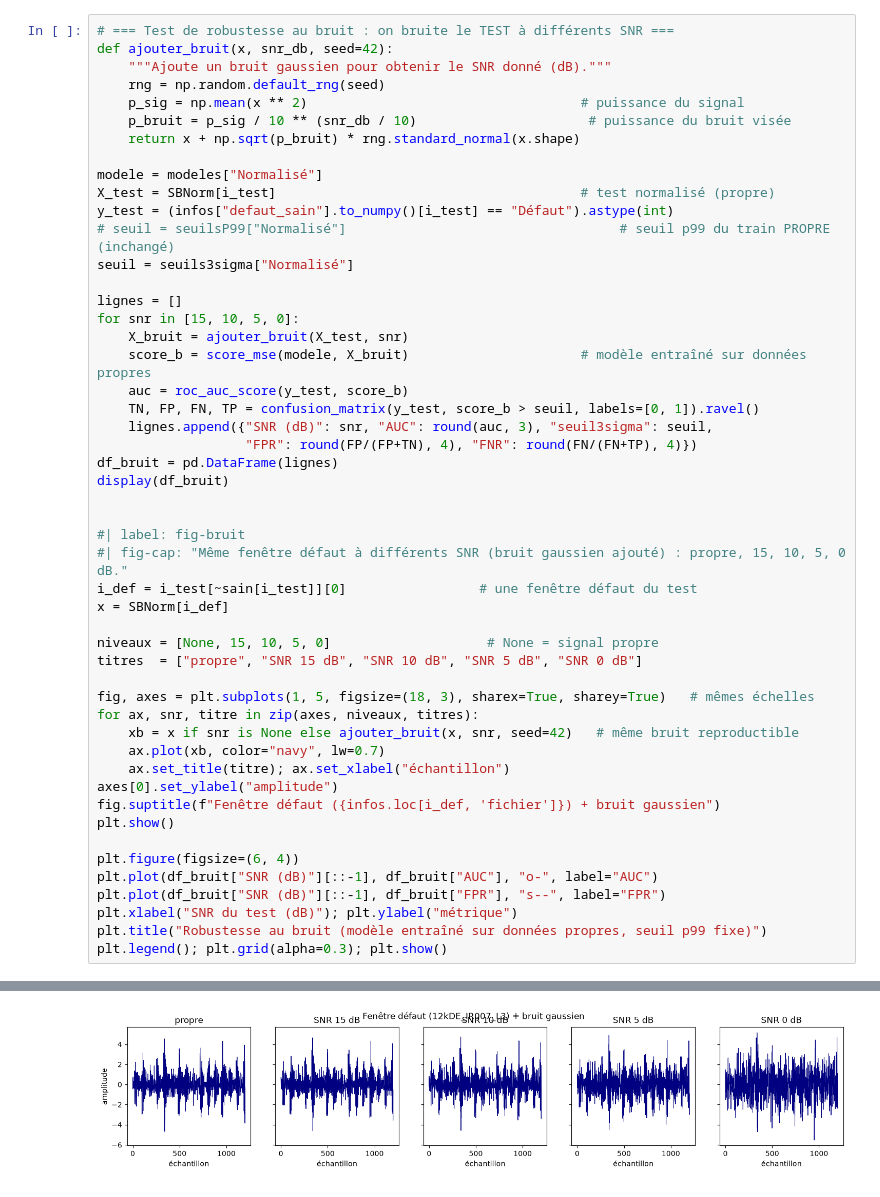
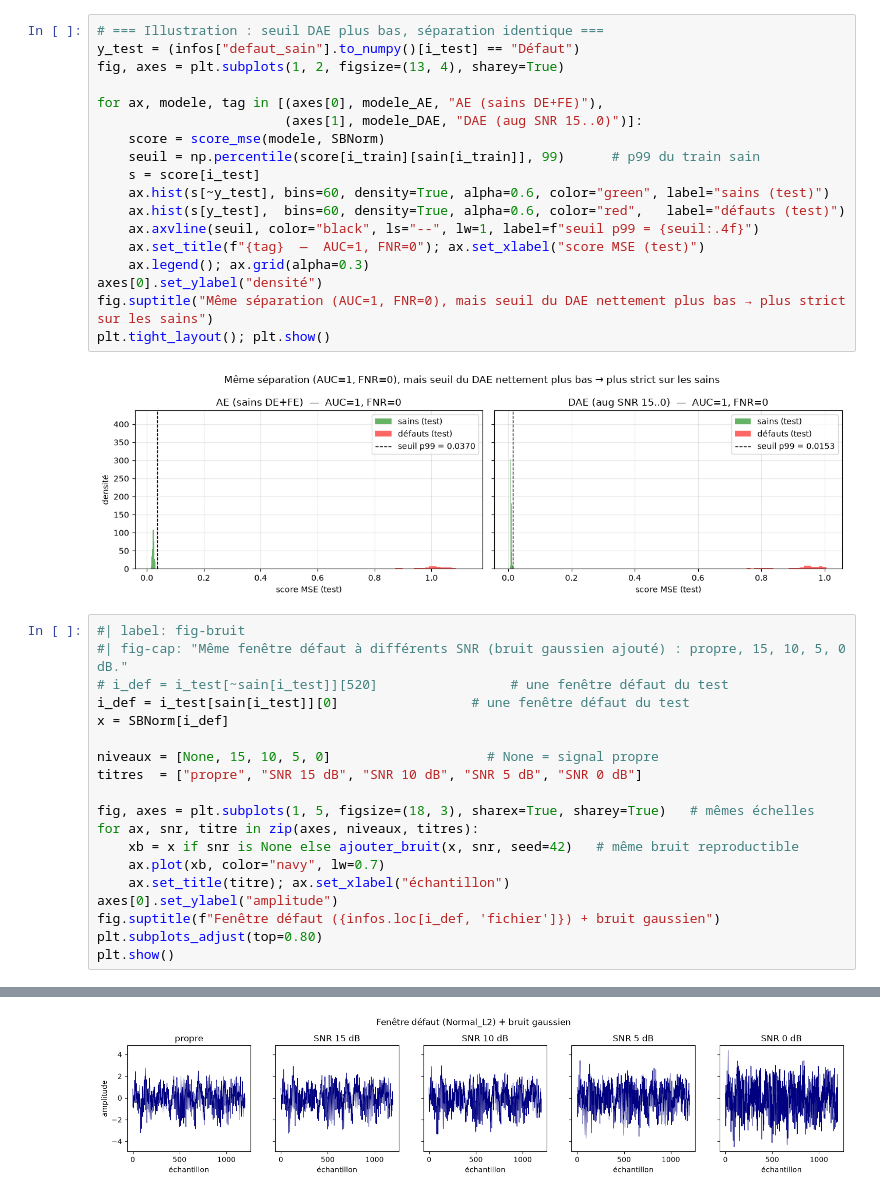
Before and after one commit to Robin3992/BDS_Fault_Detection, a Jupyter notebook: Codes/Robin/3.DL/AE_1D/3.DAE.ipynb, the cells around one changed output, grey strips where cells are left out. Cells and saved outputs as stored; diff of their text form.

```diff
--- a/Codes/Robin/3.DL/AE_1D/3.DAE.ipynb
+++ b/Codes/Robin/3.DL/AE_1D/3.DAE.ipynb
@@ -261,33 +197,28 @@ display(pd.DataFrame(resultats3sigma).set_index("variante"))     # ← comparati
+# %%
+# === Illustration : seuil DAE plus bas, séparation identique ===
+y_test = (infos["defaut_sain"].to_numpy()[i_test] == "Défaut")
+fig, axes = plt.subplots(1, 2, figsize=(13, 4), sharey=True)
+
+for ax, modele, tag in [(axes[0], modele_AE, "AE (sains DE+FE)"),
+                        (axes[1], modele_DAE, "DAE (aug SNR 15..0)")]:
+    score = score_mse(modele, SBNorm)
+    seuil = np.percentile(score[i_train][sain[i_train]], 99)      # p99 du train sain
+    s = score[i_test]
+    ax.hist(s[~y_test], bins=60, density=True, alpha=0.6, color="green", label="sains (test)")
+    ax.hist(s[y_test],  bins=60, density=True, alpha=0.6, color="red",   label="défauts (test)")
+    ax.axvline(seuil, color="black", ls="--", lw=1, label=f"seuil p99 = {seuil:.4f}")
+    ax.set_title(f"{tag}  —  AUC=1, FNR=0"); ax.set_xlabel("score MSE (test)")
+    ax.legend(); ax.grid(alpha=0.3)
+axes[0].set_ylabel("densité")
+fig.suptitle("Même séparation (AUC=1, FNR=0), mais seuil du DAE nettement plus bas → plus strict sur les sains")
+plt.tight_layout(); plt.show()
+# %% [output]
+[figure, added]
 # %%
-# === Test de robustesse au bruit : on bruite le TEST à différents SNR ===
-def ajouter_bruit(x, snr_db, seed=42):
-    """Ajoute un bruit gaussien pour obtenir le SNR donné (dB)."""
-    rng = np.random.default_rng(seed)
-    p_sig = np.mean(x ** 2)                                   # puissance du signal
-    p_bruit = p_sig / 10 ** (snr_db / 10)                      # puissance du bruit visée
-    return x + np.sqrt(p_bruit) * rng.standard_normal(x.shape)
-
-modele = modeles["Normalisé"]
-X_test = SBNorm[i_test]                                       # test normalisé (propre)
-y_test = (infos["defaut_sain"].to_numpy()[i_test] == "Défaut").astype(int)
-# seuil = seuilsP99["Normalisé"]                                   # seuil p99 du train PROPRE (inchangé)
-seuil = seuils3sigma["Normalisé"]
-
-lignes = []
-for snr in [15, 10, 5, 0]:
-    X_bruit = ajouter_bruit(X_test, snr)
-    score_b = score_mse(modele, X_bruit)                      # modèle entraîné sur données propres
-    auc = roc_auc_score(y_test, score_b)
-    TN, FP, FN, TP = confusion_matrix(y_test, score_b > seuil, labels=[0, 1]).ravel()
-    lignes.append({"SNR (dB)": snr, "AUC": round(auc, 3), "seuil3sigma": seuil,
-                   "FPR": round(FP/(FP+TN), 4), "FNR": round(FN/(FN+TP), 4)})
-df_bruit = pd.DataFrame(lignes)
-display(df_bruit)
-
-
 #| label: fig-bruit
 #| fig-cap: "Même fenêtre défaut à différents SNR (bruit gaussien ajouté) : propre, 15, 10, 5, 0 dB."
-i_def = i_test[~sain[i_test]][0]                 # une fenêtre défaut du test
+# i_def = i_test[~sain[i_test]][520]                 # une fenêtre défaut du test
+i_def = i_test[sain[i_test]][0]                 # une fenêtre défaut du test
 x = SBNorm[i_def]
 
 niveaux = [None, 15, 10, 5, 0]                    # None = signal propre
@@ -300,12 +231,6 @@ for ax, snr, titre in zip(axes, niveaux, titres):
     ax.set_title(titre); ax.set_xlabel("échantillon")
 axes[0].set_ylabel("amplitude")
 fig.suptitle(f"Fenêtre défaut ({infos.loc[i_def, 'fichier']}) + bruit gaussien")
+plt.subplots_adjust(top=0.80)
 plt.show()
-
-plt.figure(figsize=(6, 4))
-plt.plot(df_bruit["SNR (dB)"][::-1], df_bruit["AUC"], "o-", label="AUC")
-plt.plot(df_bruit["SNR (dB)"][::-1], df_bruit["FPR"], "s--", label="FPR")
-plt.xlabel("SNR du test (dB)"); plt.ylabel("métrique")
-plt.title("Robustesse au bruit (modèle entraîné sur données propres, seuil p99 fixe)")
-plt.legend(); plt.grid(alpha=0.3); plt.show()
 # %% [output]
@@ -317 +237 @@ plt.legend(); plt.grid(alpha=0.3); plt.show()
-[figure, old version]
+[figure, new version]
```
Also changed, not shown: parts of 14 cells of this notebook, 2 other files.
